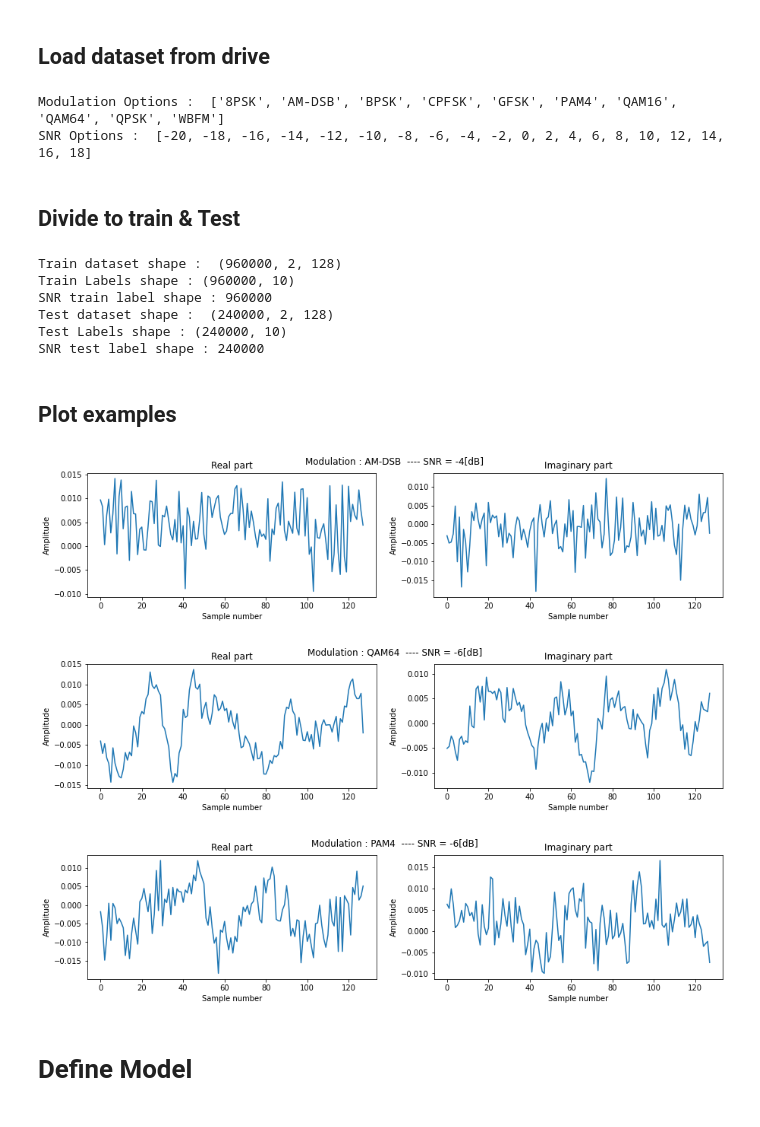
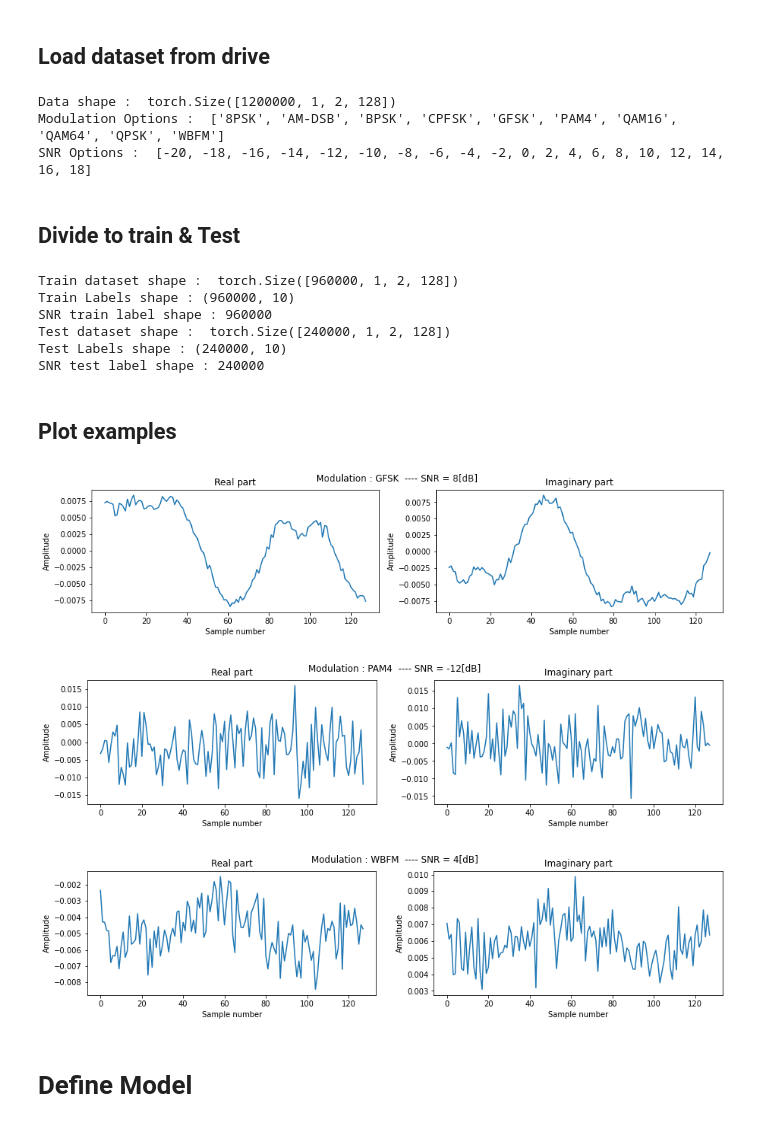
Before and after one commit to YairYarden/DeepCascadingAMC, a Jupyter notebook: DeepCascadingAMC.ipynb, the cells around one changed output. Saved outputs shown, nothing was run; the diff lists cells and outputs as text; code cells hidden in the pictures.

Commit message:
Reshape data

```diff
--- a/DeepCascadingAMC.ipynb
+++ b/DeepCascadingAMC.ipynb
@@ -77,9 +77,16 @@ for mod in mods:
         for i in range(Xd[(mod,snr)].shape[0]):  lbl.append((mod,snr))
 X = np.vstack(X)
 
+X = torch.tensor(X)
+X.unsqueeze_(-1)
+# N_examples x 2 x 128 x 1 -> N_examples x 1 x 2 x 128
+X = torch.permute(X, (0, 3, 1, 2))
+
+print('Data shape : ',X.shape)
 print('Modulation Options : ', mods)
 print('SNR Options : ', snrs)
 # %% [output]
+Data shape :  torch.Size([1200000, 1, 2, 128])
 Modulation Options :  ['8PSK', 'AM-DSB', 'BPSK', 'CPFSK', 'GFSK', 'PAM4', 'QAM16', 'QAM64', 'QPSK', 'WBFM']
 SNR Options :  [-20, -18, -16, -14, -12, -10, -8, -6, -4, -2, 0, 2, 4, 6, 8, 10, 12, 14, 16, 18]
 # %% [markdown]
@@ -122,10 +129,10 @@ print ('Test dataset shape : ', X_test.shape)
 print('Test Labels shape :', Y_test.shape)
 print('SNR test label shape :', len(snr_test))
 # %% [output]
-Train dataset shape :  (960000, 2, 128)
+Train dataset shape :  torch.Size([960000, 1, 2, 128])
 Train Labels shape : (960000, 10)
 SNR train label shape : 960000
-Test dataset shape :  (240000, 2, 128)
+Test dataset shape :  torch.Size([240000, 1, 2, 128])
 Test Labels shape : (240000, 10)
 SNR test label shape : 240000
 # %% [markdown]
@@ -134,38 +141,39 @@ SNR test label shape : 240000
 def plot_one_example(signal, label='', snr = -100):
   # Plot one example
   t = np.linspace(0, 127, 128)
+  signal = torch.squeeze(signal)
   real_part = signal[0,:]
   imag_part = signal[1,:]
 
   plt.figure(figsize=(15, 3))
 
   plt.subplot(121)
   plt.plot(t, real_part), plt.xlabel('Sample number'), plt.ylabel('Amplitude'), plt.title('Real part')
 
   plt.subplot(122)
   plt.plot(t, imag_part), plt.xlabel('Sample number'), plt.ylabel('Amplitude'), plt.title('Imaginary part')
 
   plt.suptitle('Modulation : ' + label +'  ---- SNR = ' + str(snr) + '[dB]')
   plt.show()
 
 def plot_few_examples(signals, labels, snrs):
   t = np.linspace(0, 127, 128)
   num_examples = signals.shape[0]
   for i in range(num_examples):
       plot_one_example(signals[i,:,:],labels[i], snrs[i])
 
 num_examples = 3
 examples_number_vec = random.sample(range(0, int(n_train-1)), num_examples)
-train_examples = X_train[examples_number_vec,:,:]
+train_examples = X_train[examples_number_vec,:,:,:]
 label_examples = Y_train[examples_number_vec]
 label_examples = np.argmax(label_examples, axis=1)
 mod_labels = [ mods[i] for i in label_examples]
 snr_examples = [snr_train[i] for i in examples_number_vec]
 plot_few_examples(train_examples, mod_labels, snr_examples)
 # %% [output]
-[figure, old version]
+[figure, new version]
-[figure, old version]
+[figure, new version]
-[figure, old version]
+[figure, new version]
 # %% [markdown]
 # Define Model
 # %% [markdown]
```
Also changed, not shown: parts of 3 cells of this notebook.
